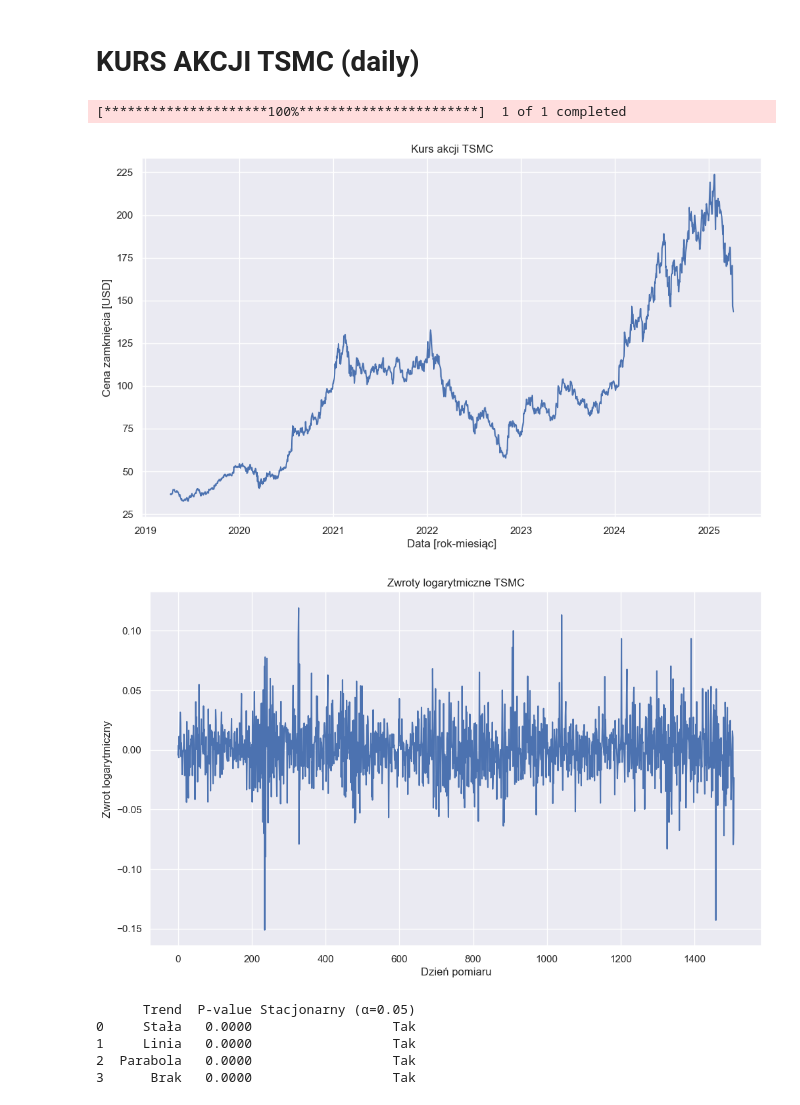
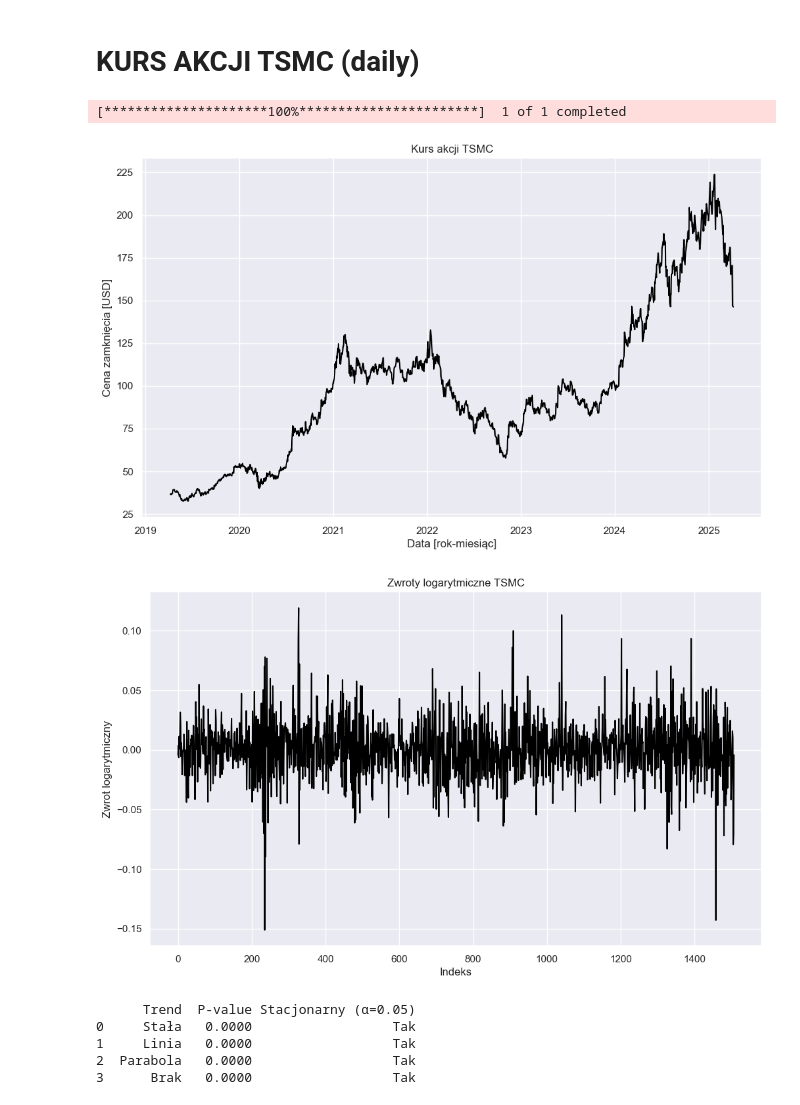
Before and after one commit to mathieuboro/nvidia_risk_management, a Jupyter notebook: projekt 2.ipynb, the cells around one changed output. Saved outputs shown, nothing was run; the diff lists cells and outputs as text; code cells hidden in the pictures.

```diff
--- a/projekt 2.ipynb
+++ b/projekt 2.ipynb
@@ -117,7 +117,7 @@ def t_student_tests(data):
 tsmc_data = yf.download('TSM', period = '6y')
 tsmc_data = tsmc_data['Close']
 
-plt.plot(tsmc_data)
+plt.plot(tsmc_data, color = 'black')
 plt.title('Kurs akcji TSMC')
 plt.ylabel('Cena zamknięcia [USD]')
 plt.xlabel('Data [rok-miesiąc]')
@@ -125,19 +125,19 @@ plt.grid(True)
 plt.show()
 # %% [output]
 [*********************100%***********************]  1 of 1 completed
-[figure, old version]
+[figure, new version]
 # %%
 log_returns_tsmc = np.log(tsmc_data / tsmc_data.shift(1)).dropna()
 log_returns_tsmc = np.ravel(log_returns_tsmc)
 
-plt.plot(log_returns_tsmc)
+plt.plot(log_returns_tsmc, color = 'black')
 plt.title('Zwroty logarytmiczne TSMC')
 plt.ylabel('Zwrot logarytmiczny')
-plt.xlabel('Dzień pomiaru')
+plt.xlabel('Indeks')
 plt.grid(True)
 plt.show()
 # %% [output]
-[figure, old version]
+[figure, new version]
 # %%
 adf_results = adf_test(log_returns_tsmc)
 print(adf_results)
```
Also changed, not shown: parts of 34 cells of this notebook.
